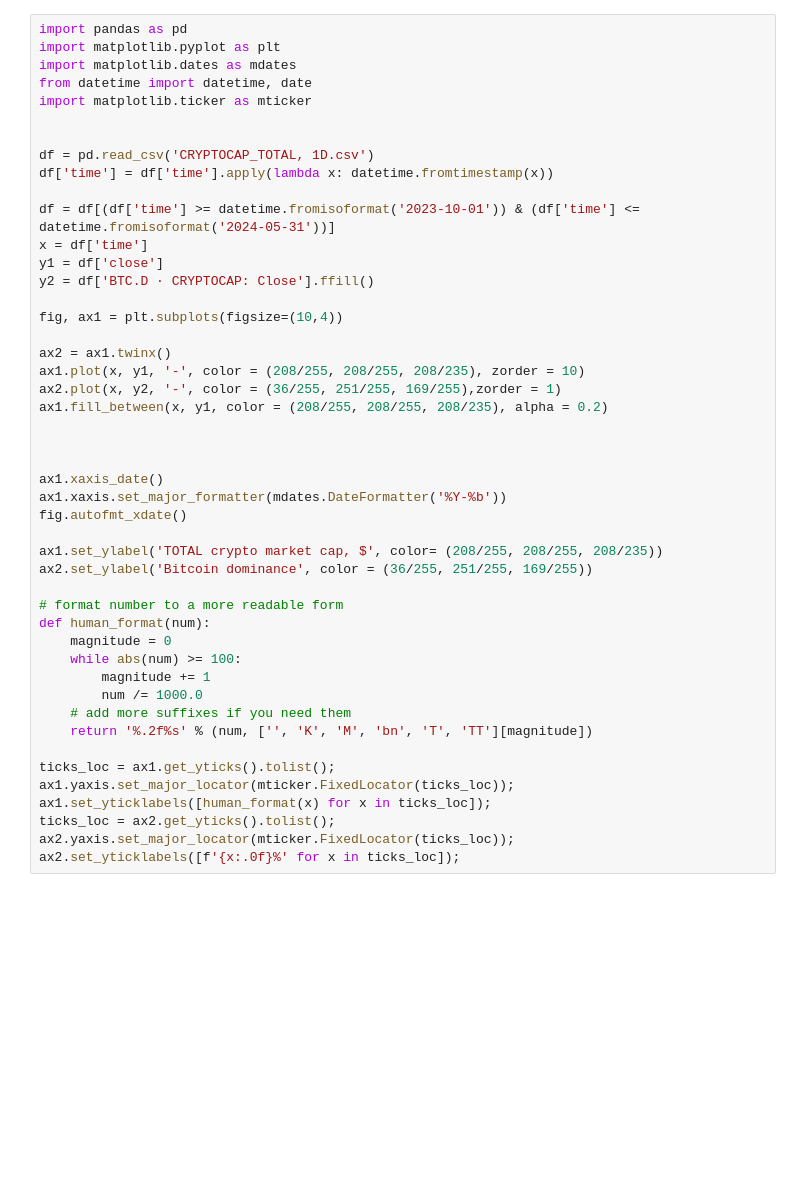
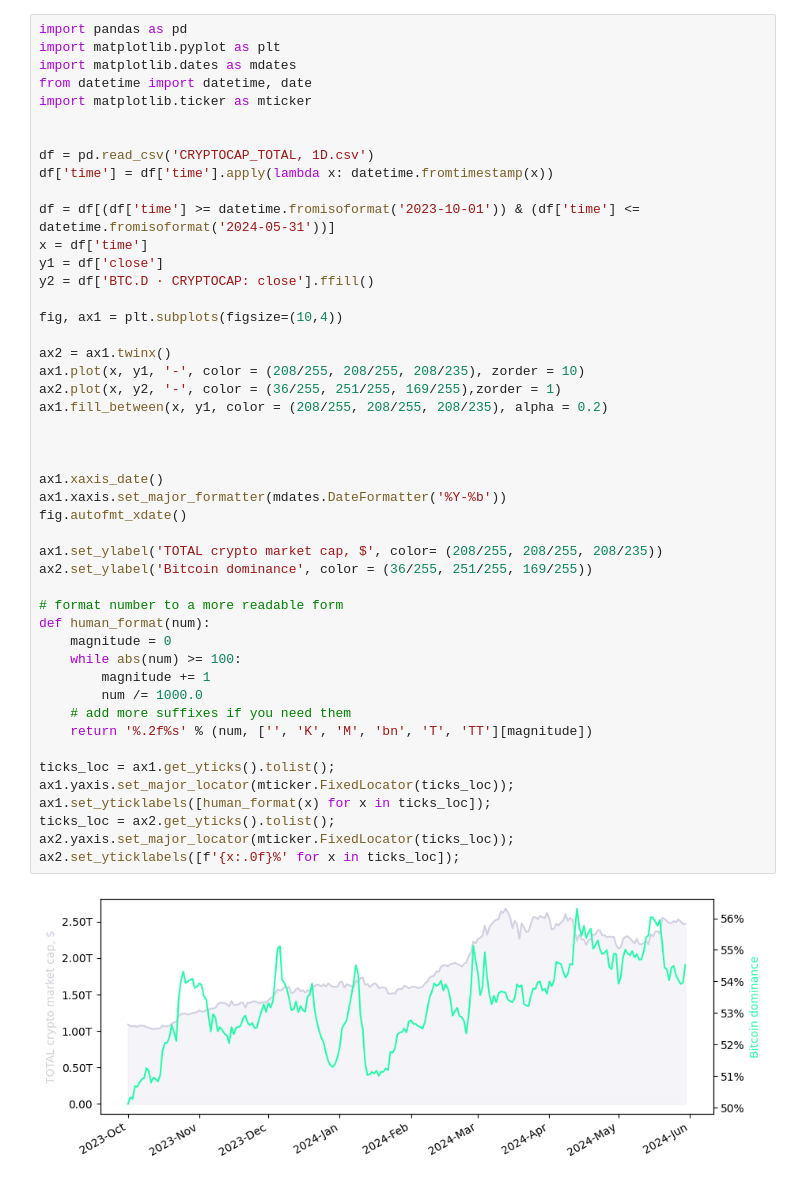
Before and after one commit to apeoftheapes/Data-analysis-with-pandas, a Jupyter notebook: __000003.ipynb, the cells around one changed output. Drawn from its saved outputs; the diff is of its cells as text; blank space fills up the shorter version.

```diff
--- a/__000003.ipynb
+++ b/__000003.ipynb
@@ -12,36 +12,38 @@ df['time'] = df['time'].apply(lambda x: datetime.fromtimestamp(x))
 df = df[(df['time'] >= datetime.fromisoformat('2023-10-01')) & (df['time'] <= datetime.fromisoformat('2024-05-31'))]
 x = df['time']
 y1 = df['close']
-y2 = df['BTC.D · CRYPTOCAP: Close'].ffill()
+y2 = df['BTC.D · CRYPTOCAP: close'].ffill()
 
 fig, ax1 = plt.subplots(figsize=(10,4))
 
 ax2 = ax1.twinx()
 ax1.plot(x, y1, '-', color = (208/255, 208/255, 208/235), zorder = 10)
 ax2.plot(x, y2, '-', color = (36/255, 251/255, 169/255),zorder = 1)
 ax1.fill_between(x, y1, color = (208/255, 208/255, 208/235), alpha = 0.2)
 
 
 
 ax1.xaxis_date()
 ax1.xaxis.set_major_formatter(mdates.DateFormatter('%Y-%b'))
 fig.autofmt_xdate()
 
 ax1.set_ylabel('TOTAL crypto market cap, $', color= (208/255, 208/255, 208/235))
 ax2.set_ylabel('Bitcoin dominance', color = (36/255, 251/255, 169/255))
 
 # format number to a more readable form
 def human_format(num):
     magnitude = 0
     while abs(num) >= 100:
         magnitude += 1
         num /= 1000.0
     # add more suffixes if you need them
     return '%.2f%s' % (num, ['', 'K', 'M', 'bn', 'T', 'TT'][magnitude])
 
 ticks_loc = ax1.get_yticks().tolist();
 ax1.yaxis.set_major_locator(mticker.FixedLocator(ticks_loc));
 ax1.set_yticklabels([human_format(x) for x in ticks_loc]);
 ticks_loc = ax2.get_yticks().tolist();
 ax2.yaxis.set_major_locator(mticker.FixedLocator(ticks_loc));
 ax2.set_yticklabels([f'{x:.0f}%' for x in ticks_loc]);
+# %% [output]
+[figure, added]
```
